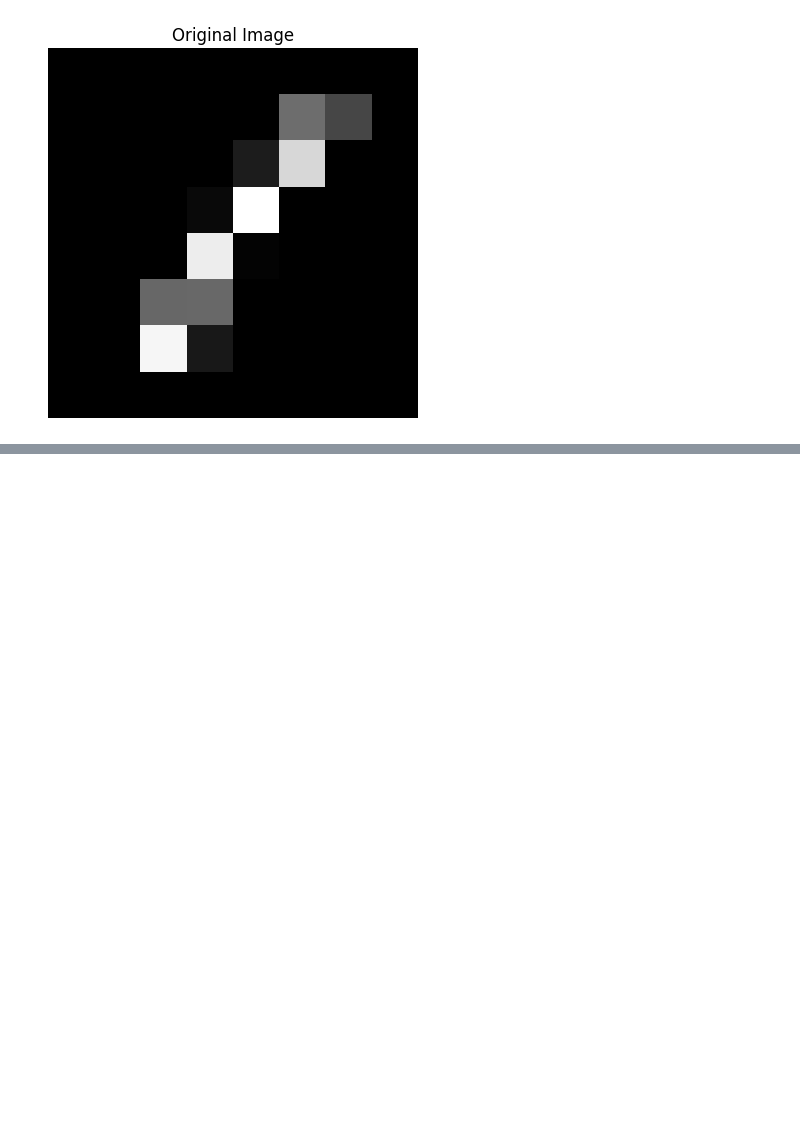
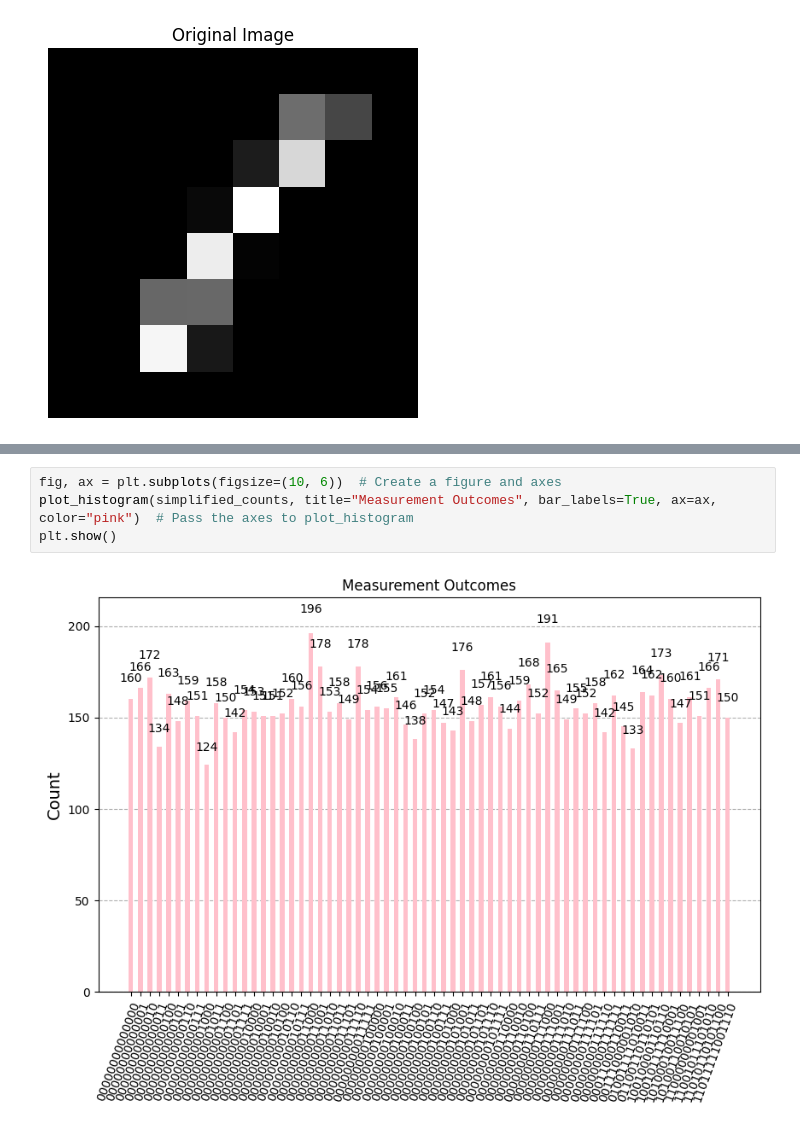
Before and after one commit to small-brain-ferret/quantum-image-ksasf, a Jupyter notebook: NEQR-greyscale/neqr.ipynb, the cells around one changed output, grey strips where cells are left out. Saved outputs shown, nothing was run; the diff lists cells and outputs as text; blank space fills up the shorter version.

```diff
--- a/NEQR-greyscale/neqr.ipynb
+++ b/NEQR-greyscale/neqr.ipynb
@@ -120 +195,7 @@ Simplified counts: {'00000000101110': 183, '00000000110010': 138, '0000000000010
+# %%
+fig, ax = plt.subplots(figsize=(10, 6))  # Create a figure and axes
+plot_histogram(simplified_counts, title="Measurement Outcomes", bar_labels=True, ax=ax, color="pink")  # Pass the axes to plot_histogram
+plt.show()
+# %% [output]
+[figure, added]
 # %%
```
Also changed, not shown: parts of 5 cells of this notebook.
